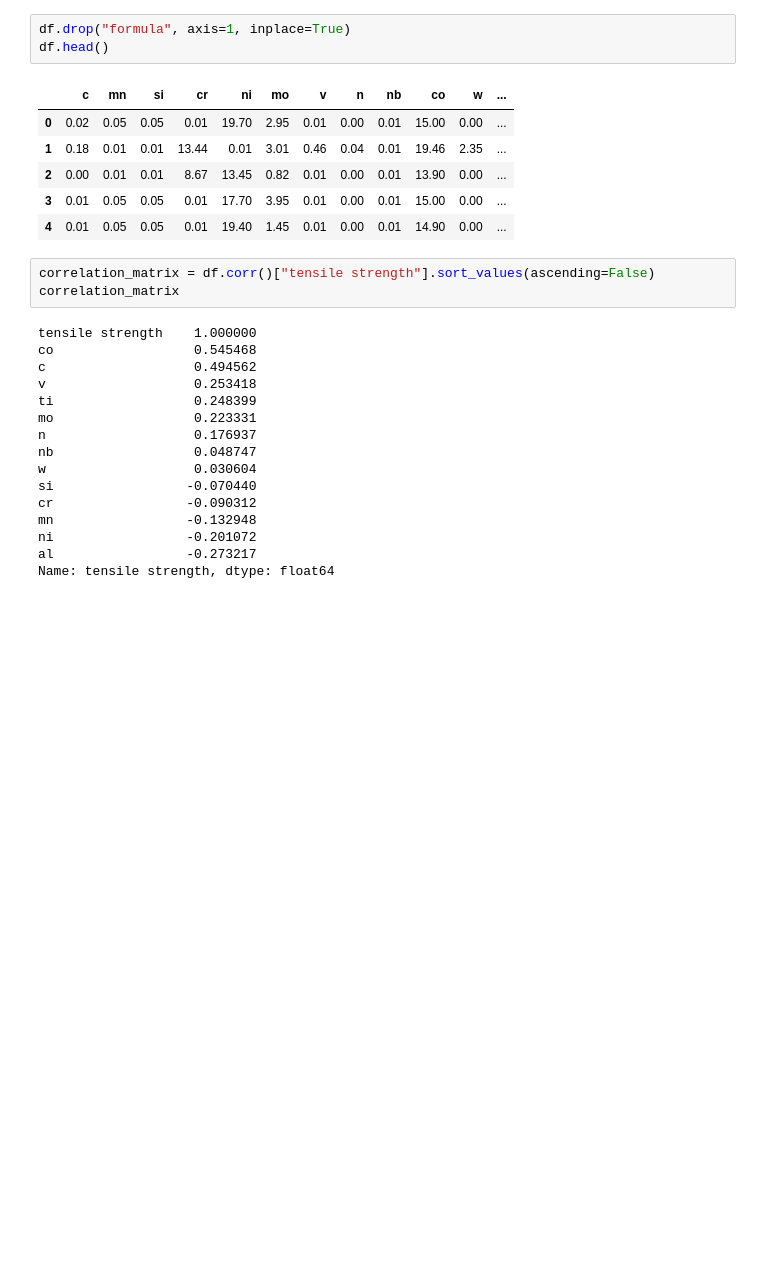
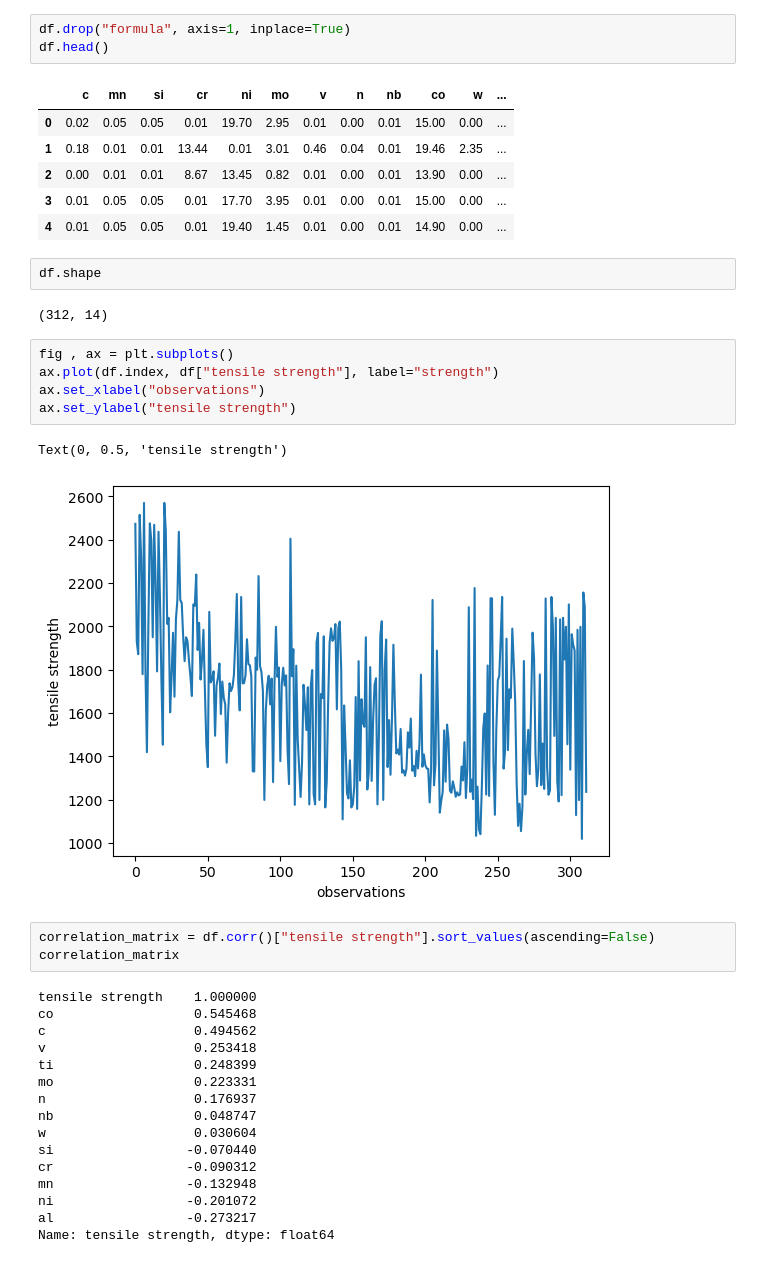
Before and after one commit to AsifNibir/Steel-strength, a Jupyter notebook: notebook.ipynb, the cells around one changed output. Drawn from its saved outputs; the diff is of its cells as text; blank space fills up the shorter version.

```diff
--- a/notebook.ipynb
+++ b/notebook.ipynb
@@ -33,6 +33,18 @@ df.head()
 | 2 | 0.00 | 0.01 | 0.01 | 8.67 | 13.45 | 0.82 | 0.01 | 0.00 | 0.01 | 13.90 | 0.00 | ... |
 | 3 | 0.01 | 0.05 | 0.05 | 0.01 | 17.70 | 3.95 | 0.01 | 0.00 | 0.01 | 15.00 | 0.00 | ... |
 | 4 | 0.01 | 0.05 | 0.05 | 0.01 | 19.40 | 1.45 | 0.01 | 0.00 | 0.01 | 14.90 | 0.00 | ... |
+# %%
+df.shape
+# %% [output]
+(312, 14)
+# %%
+fig , ax = plt.subplots()
+ax.plot(df.index, df["tensile strength"], label="strength")
+ax.set_xlabel("observations")
+ax.set_ylabel("tensile strength")
+# %% [output]
+Text(0, 0.5, 'tensile strength')
+[figure, added]
 # %%
 correlation_matrix = df.corr()["tensile strength"].sort_values(ascending=False)
 correlation_matrix
```
Also changed, not shown: parts of 3 cells of this notebook.
